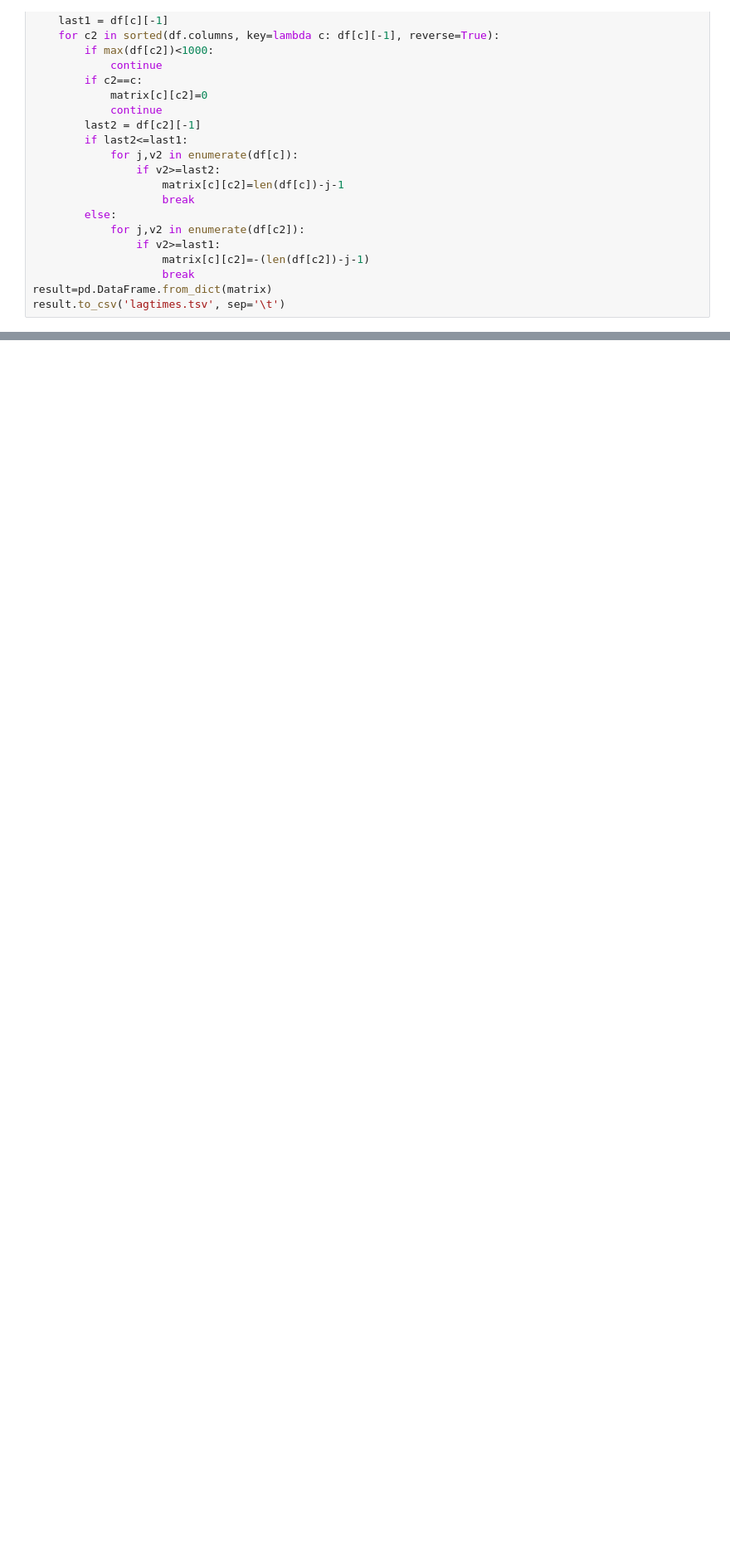
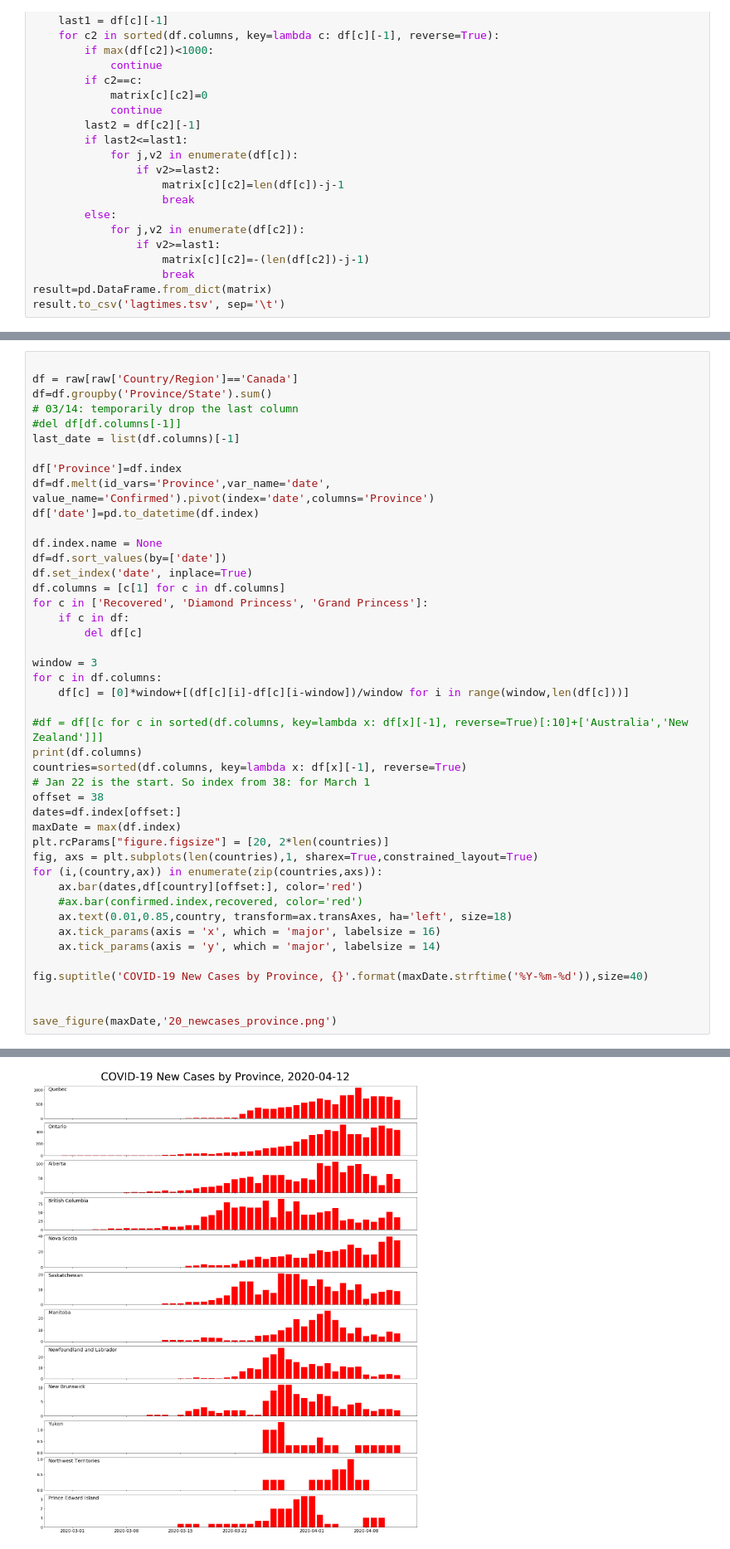
Before and after one commit to simra/COVID-19, a Jupyter notebook: notebooks/COVID-19 Plots - Groups.ipynb, the cells around one changed output, grey strips where cells are left out. Shown at 83% size. Drawn from its saved outputs; the diff is of its cells as text; blank space fills up the shorter version.

Commit message:
plots 04/21

```diff
--- a/notebooks/COVID-19 Plots - Groups.ipynb
+++ b/notebooks/COVID-19 Plots - Groups.ipynb
@@ -1501,0 +1502,45 @@ Index(['US', 'France', 'United Kingdom', 'Spain', 'Germany', 'Turkey', 'Italy',
+# %%
+
+df = raw[raw['Country/Region']=='Canada']
+df=df.groupby('Province/State').sum()
+# 03/14: temporarily drop the last column
+#del df[df.columns[-1]]
+last_date = list(df.columns)[-1]
+
+df['Province']=df.index
+df=df.melt(id_vars='Province',var_name='date', value_name='Confirmed').pivot(index='date',columns='Province')
+df['date']=pd.to_datetime(df.index)
+
+df.index.name = None
+df=df.sort_values(by=['date'])
+df.set_index('date', inplace=True)
+df.columns = [c[1] for c in df.columns]
+for c in ['Recovered', 'Diamond Princess', 'Grand Princess']:
+    if c in df:
+        del df[c]
+
+window = 3
+for c in df.columns:
+    df[c] = [0]*window+[(df[c][i]-df[c][i-window])/window for i in range(window,len(df[c]))]
+
+#df = df[[c for c in sorted(df.columns, key=lambda x: df[x][-1], reverse=True)[:10]+['Australia','New Zealand']]]
+print(df.columns)
+countries=sorted(df.columns, key=lambda x: df[x][-1], reverse=True)
+# Jan 22 is the start. So index from 38: for March 1
+offset = 38
+dates=df.index[offset:]
+maxDate = max(df.index)
+plt.rcParams["figure.figsize"] = [20, 2*len(countries)]
+fig, axs = plt.subplots(len(countries),1, sharex=True,constrained_layout=True)
+for (i,(country,ax)) in enumerate(zip(countries,axs)):
+    ax.bar(dates,df[country][offset:], color='red')
+    #ax.bar(confirmed.index,recovered, color='red')
+    ax.text(0.01,0.85,country, transform=ax.transAxes, ha='left', size=18)
+    ax.tick_params(axis = 'x', which = 'major', labelsize = 16)
+    ax.tick_params(axis = 'y', which = 'major', labelsize = 14)
+
+fig.suptitle('COVID-19 New Cases by Province, {}'.format(maxDate.strftime('%Y-%m-%d')),size=40)
+
+
+save_figure(maxDate,'20_newcases_province.png')
+# %% [output]
@@ -1501,0 +1551 @@ Index(['US', 'France', 'United Kingdom', 'Spain', 'Germany', 'Turkey', 'Italy',
+[figure, added]
```
Also changed, not shown: parts of 34 cells of this notebook, 2 other files.
